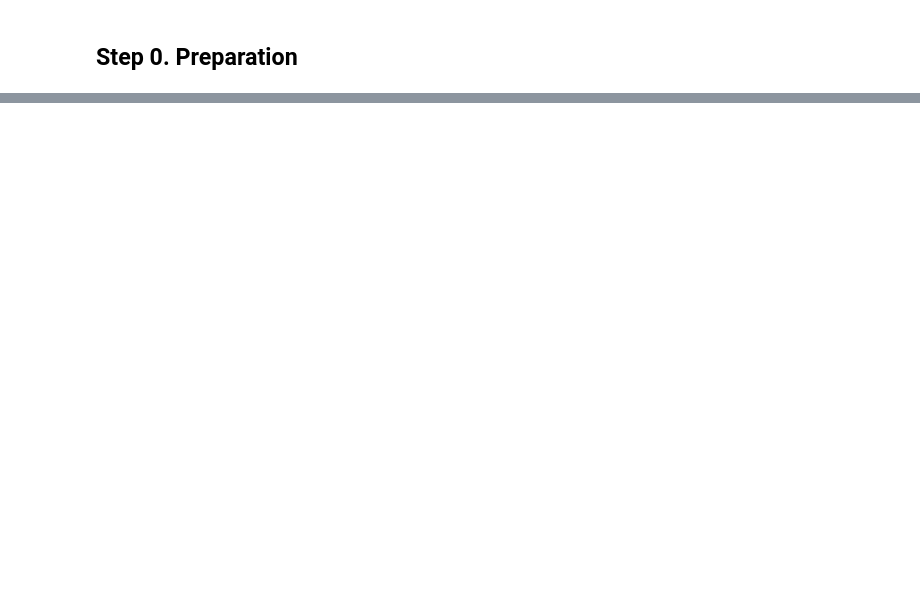
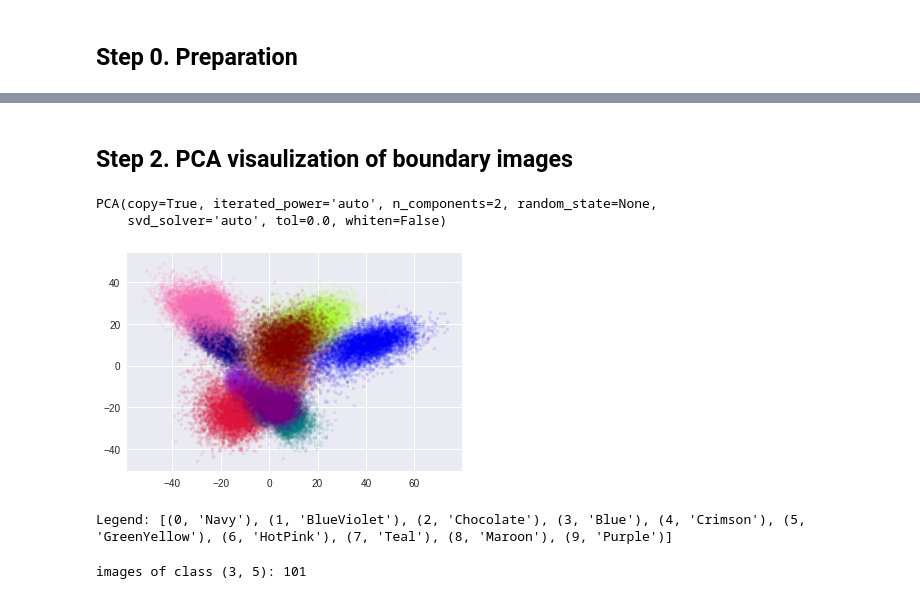
Before and after one commit to coinse/SINVAD, a Jupyter notebook: RQ3.ipynb, the cells around one changed output, grey strips where cells are left out. Cells and saved outputs as stored; diff of their text form; code cells hidden in the pictures; blank space fills up the shorter version.

```diff
--- a/RQ3.ipynb
+++ b/RQ3.ipynb
@@ -253,0 +56,7 @@ diff 2.78864517895272e-05
+# %%
+norm_accum = 0.
+for i, (x, x_class) in tqdm_n(enumerate(test_data_loader)):
+    samp_img = x[0:1].cuda()
+    diff = pred_diff(samp_img, classifier)
+    norm_accum += diff.sum().item()
+print('Dataset test image variation:', norm_accum/10000)
@@ -253,0 +82,2 @@ diff 2.78864517895272e-05
+# %% [markdown]
+## Step 2. PCA visaulization of boundary images
@@ -253,0 +87,44 @@ diff 2.78864517895272e-05
+# %%
+train_dataset = torchvision.datasets.MNIST(root='./data', train=True, transform=transforms.ToTensor(), download=True)
+train_data_loader = torch.utils.data.DataLoader(dataset=train_dataset, batch_size=100, shuffle=True)
+# %%
+# get vectors and perform PCA
+lyr_num = 7
+all_ats = torch.zeros(0, 512)
+for i, (x, x_class) in enumerate(train_data_loader):
+    x = x.cuda()
+    ats = classifier.at_by_layer(x, layer_idx=lyr_num).detach()
+    all_ats = torch.cat([all_ats, ats.cpu()], dim=0)
+all_ats = all_ats.transpose(0, 1).numpy()
+rem_cols = np.mean(all_ats, axis=1) == 0
+ref_all_ats = all_ats[~rem_cols]
+
+pca = PCA(n_components = 2)
+pca.fit(ref_all_ats.transpose())
+# %% [output]
+PCA(copy=True, iterated_power='auto', n_components=2, random_state=None,
+    svd_solver='auto', tol=0.0, whiten=False)
+# %%
+digit_ats = [torch.zeros(0, 512) for _ in range(10)]
+for i, (x, x_class) in enumerate(train_data_loader):
+    x = x.cuda()
+    ats = classifier.at_by_layer(x, layer_idx=lyr_num).detach()
+    for d_idx in range(10):
+        digit_at = ats[x_class == d_idx]
+        digit_ats[d_idx] = torch.cat([digit_ats[d_idx], digit_at.cpu()], dim=0)
+
+for d_idx in range(10):
+    digit_ats[d_idx] = digit_ats[d_idx].numpy()[:, ~rem_cols]
+
+# scatterplot of distribution with color (color from 0 to 9)
+colors = ['Navy', 'BlueViolet', 'Chocolate', 'Blue', 'Crimson',
+          'GreenYellow', 'HotPink', 'Teal', 'Maroon', 'Purple']
+for d_idx, c_name in enumerate(colors):
+    d_data = pca.transform(digit_ats[d_idx])
+    x, y = d_data[:, 0], d_data[:, 1]
+    plt.plot(x, y, ".", color=c_name, alpha=0.1)
+plt.show()
+print('Legend:', list(enumerate(colors)))
+# %% [output]
+[figure, added]
+Legend: [(0, 'Navy'), (1, 'BlueViolet'), (2, 'Chocolate'), (3, 'Blue'), (4, 'Crimson'), (5, 'GreenYellow'), (6, 'HotPink'), (7, 'Teal'), (8, 'Maroon'), (9, 'Purple')]
@@ -253,0 +150,11 @@ diff 2.78864517895272e-05
+# %%
+class_bound_imgs = []
+for i, (x, x_class) in enumerate(bound_data_loader):
+    if (x_class == 10*class_pair[0]+class_pair[1] or
+        x_class == 10*class_pair[1]+class_pair[0]):
+        class_bound_imgs.append(x)
+        if len(class_bound_imgs) > 100:
+            break # prettify
+print(f'images of class {class_pair}: {len(class_bound_imgs)}')
+# %% [output]
+images of class (3, 5): 101
```
Also changed, not shown: parts of 34 cells of this notebook, 18 other files.
